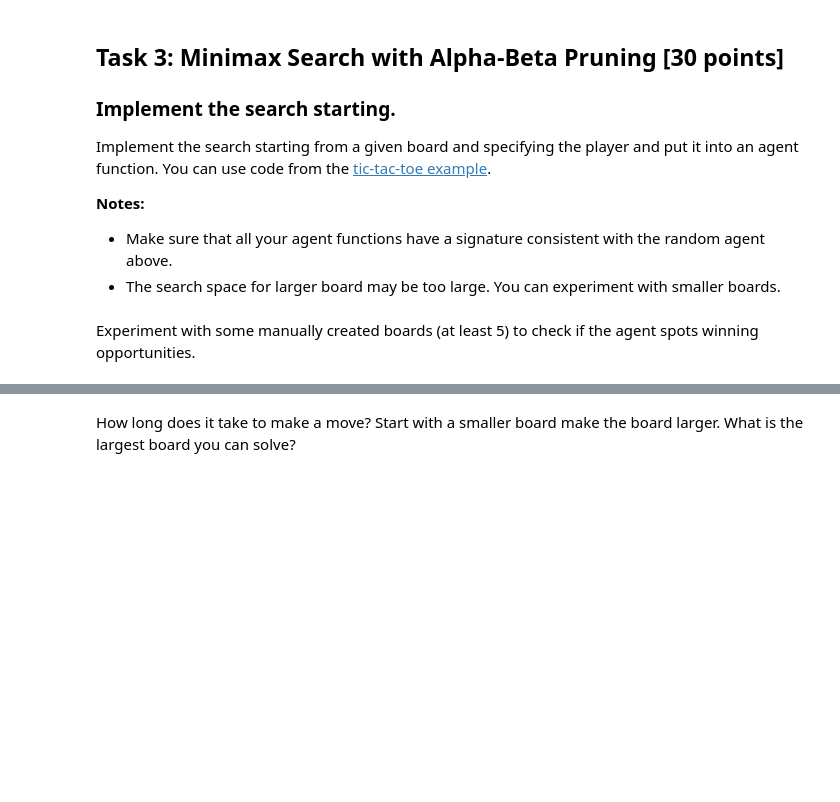
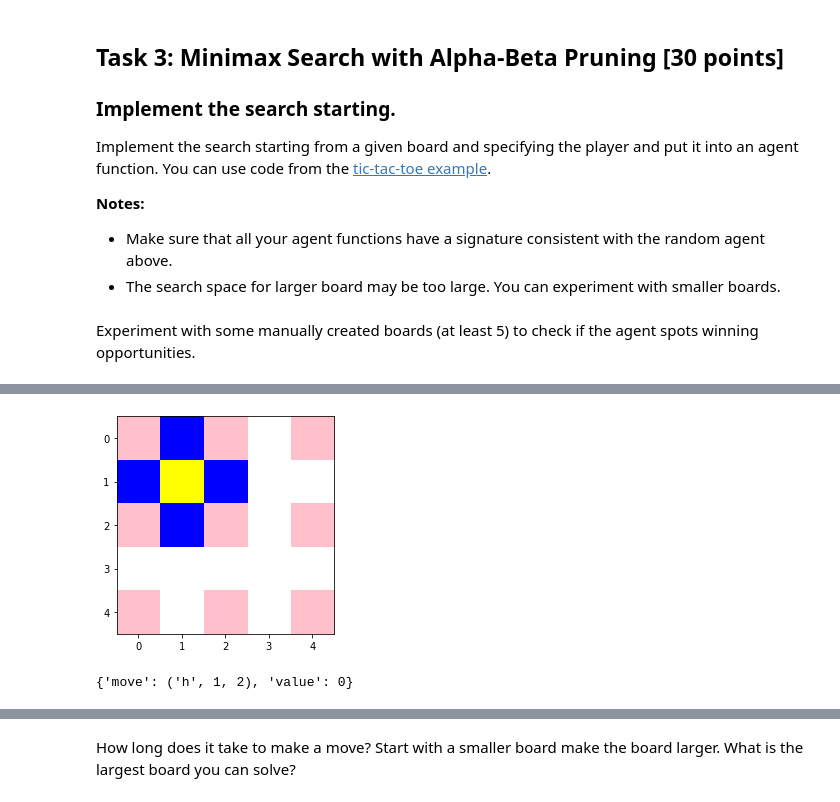
Before and after one commit to wyattsaltzman/CS7320-AI, a Jupyter notebook: Games/assignment_dots_and_boxes.ipynb, the cells around one changed output, grey strips where cells are left out. Cells and saved outputs as stored; diff of their text form; code cells hidden in the pictures; blank space fills up the shorter version.

```diff
--- a/Games/assignment_dots_and_boxes.ipynb
+++ b/Games/assignment_dots_and_boxes.ipynb
@@ -184,0 +485,11 @@ Experiment with some manually created boards (at least 5) to check if the agent
+# %%
+b = empty_board(3,3)
+draw_line(b, "v", 1, 1, 1)
+draw_line(b, "v", 1, 2, -1)
+draw_line(b, 'h', 1, 1, 1)
+draw_line(b, 'h', 2, 1, -1)
+show_board(b)
+alpha_beta_search(b, 1)
+# %% [output]
+[figure, added]
+{'move': ('h', 1, 2), 'value': 0}
```
Also changed, not shown: parts of 77 cells of this notebook.
